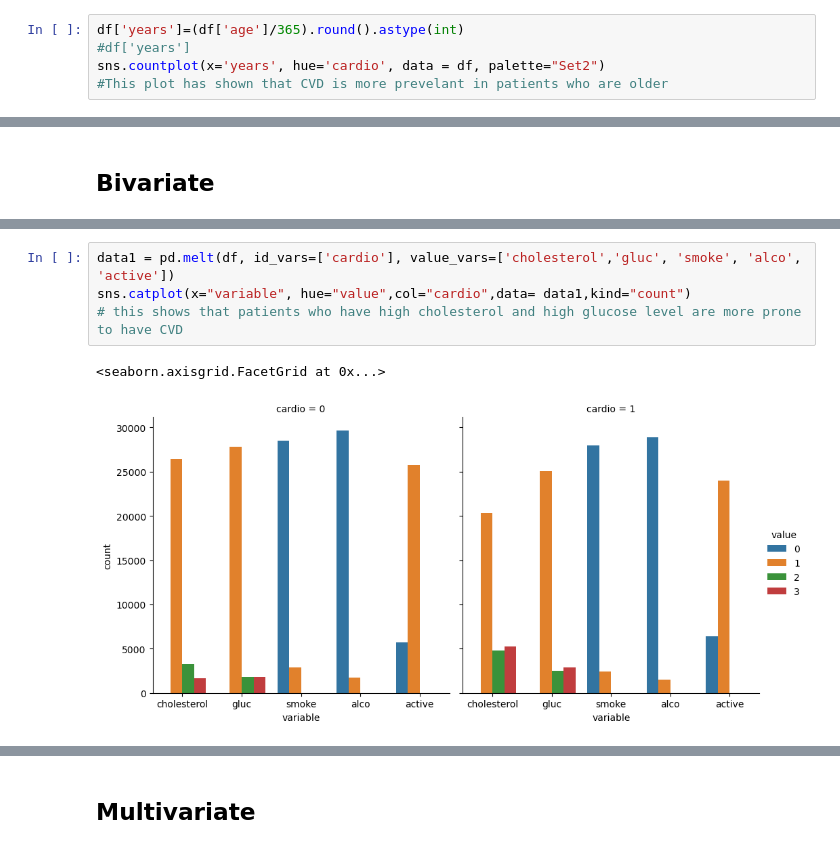
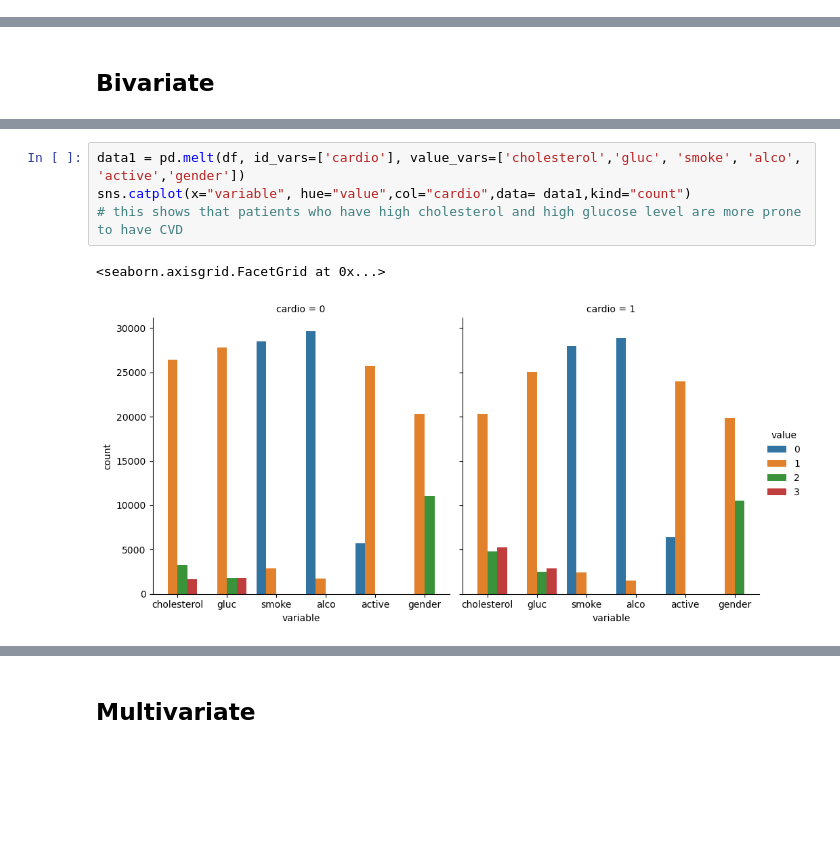
Before and after one commit to COMP3608-Big-Data/Cardiovascular-Disease-Prediction, a Jupyter notebook: the_gold_miners.ipynb, the cells around one changed output, grey strips where cells are left out. Drawn from its saved outputs; the diff is of its cells as text; blank space fills up the shorter version.

```diff
--- a/the_gold_miners.ipynb
+++ b/the_gold_miners.ipynb
@@ -705,5 +704,0 @@ memory usage: 6.1 MB
-# %%
-df['years']=(df['age']/365).round().astype(int)
-#df['years']
-sns.countplot(x='years', hue='cardio', data = df, palette="Set2")
-#This plot has shown that CVD is more prevelant in patients who are older
@@ -862,7 +779,7 @@ Name: alco, dtype: int64
 # %%
-data1 = pd.melt(df, id_vars=['cardio'], value_vars=['cholesterol','gluc', 'smoke', 'alco', 'active'])
+data1 = pd.melt(df, id_vars=['cardio'], value_vars=['cholesterol','gluc', 'smoke', 'alco', 'active','gender'])
 sns.catplot(x="variable", hue="value",col="cardio",data= data1,kind="count")
 # this shows that patients who have high cholesterol and high glucose level are more prone to have CVD
 # %% [output]
 <seaborn.axisgrid.FacetGrid at 0x...>
-[figure, old version]
+[figure, new version]
```
Also changed, not shown: parts of 53 cells of this notebook.
